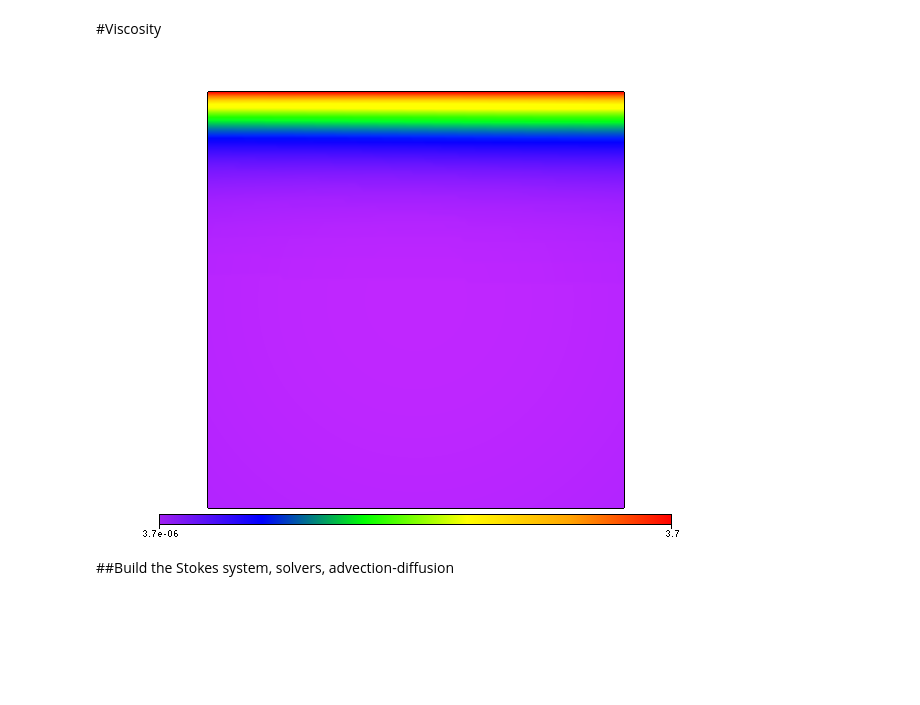
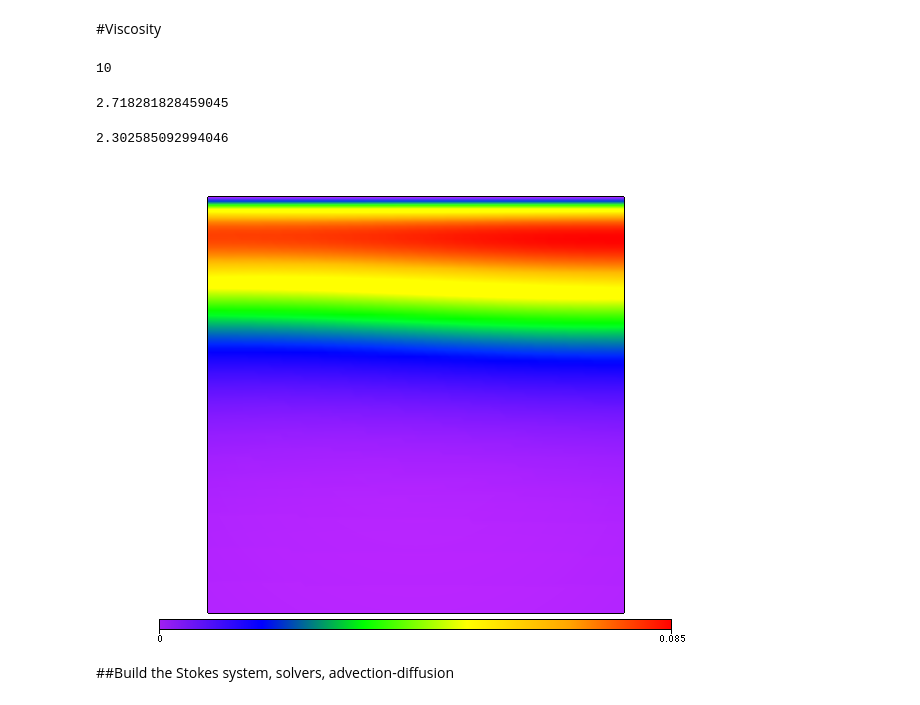
Before and after one commit to dansand/uw-bits, a Jupyter notebook: tosi/Tosi-etal-new.ipynb, the cells around one changed output. Saved outputs shown, nothing was run; the diff lists cells and outputs as text; code cells hidden in the pictures; blank space fills up the shorter version.

```diff
--- a/tosi/Tosi-etal-new.ipynb
+++ b/tosi/Tosi-etal-new.ipynb
@@ -12,14 +12,14 @@ This notebook generates models from the <a name="ref-1"/>[(Tosi et al., 2015)](#
 RA  = 1e2        # Rayleigh number
 TS  = 0          # surface temperature
 TB  = 1          # bottom boundary temperature (melting point)
-CASE = 2 # select identifier of the testing case (1-5)
+CASE = 4 # select identifier of the testing case (1-5)
 YSTRESS = 1.0    # yield stress=1 in cases 1-4, =3.0..5.0 in case 5
 ETA_T = 1e5
 ETA_Y = 10
 ETA0 = 1e-3
 TMAX = 3.0
 IMAX = 1000
-XDIV, YDIV = 40, 40 # number of horizontal and vertical divisions
+XDIV, YDIV = 80, 80 # number of horizontal and vertical divisions
 C_CFL = 0.5      # Courant number
 #dt = Constant(1e-10)# initial value of time step
 # %%
@@ -132,12 +135,17 @@ secinvCopy = fn.tensor.second_invariant(
                         velocityField.gradientFn ))
 
 coordinate = fn.input()
+# %%
+ETA_Y
+# %% [output]
+10
 # %%
 #Remember to use floats everywhere when setting up functions
 
 #Linear viscosities
 viscosityl1 = fn.math.exp(math.log(ETA_T)*-1*temperatureField)
-viscosityl2 = fn.math.exp((math.log(ETA_T)*-1*temperatureField) + (1.-coordinate[1]*math.log(ETA_Y)))
+
+viscosityl2 = fn.math.exp((math.log(ETA_T)*-1*temperatureField) + (1.-coordinate[1])*math.log(ETA_Y))
 
 viscosityFn1 = viscosityl1 #This one always gets passed to the first velcotity solve
 
@@ -153,13 +161,21 @@ elif CASE == 3:
     viscosityFn2 = viscosityl2
 else:
     viscosityFn2 = 2./(1./viscosityl2 + 1./viscosityp)
+# %%
+math.exp(1.)
+# %% [output]
+2.718281828459045
+# %%
+math.log(ETA_Y)
+# %% [output]
+2.302585092994046
 # %%
 # lets take a look at the eta function
 figEta = plt.Figure()
-figEta.Surface(viscosityl2, linearMesh)
+figEta.Surface(viscosityl2 - viscosityl1, linearMesh)
 figEta.show()
 # %% [output]
-[figure, old version]
+[figure, new version]
 # %%
 densityFn = RA*temperatureField
 # Define our gravity using a python tuple (this will be automatically converted to a function)
```
Also changed, not shown: parts of 12 cells of this notebook, 41 other files.
